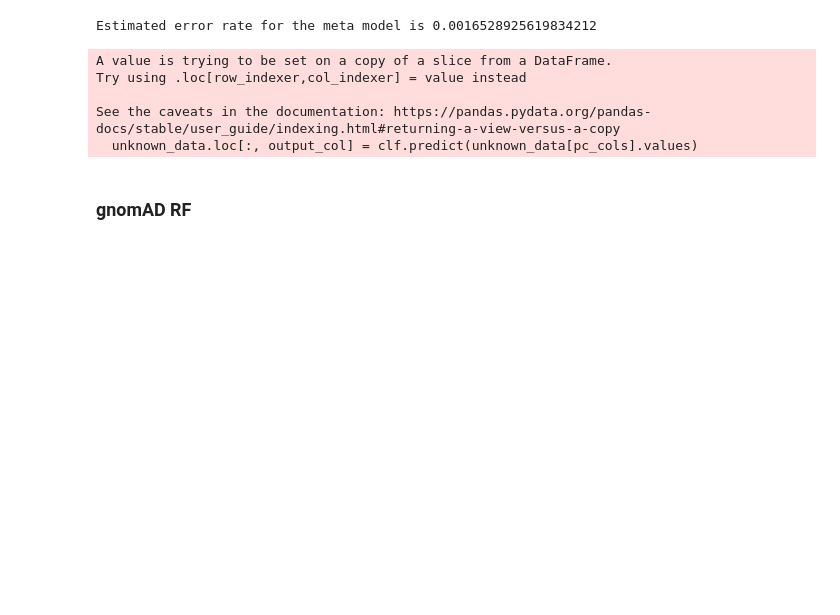
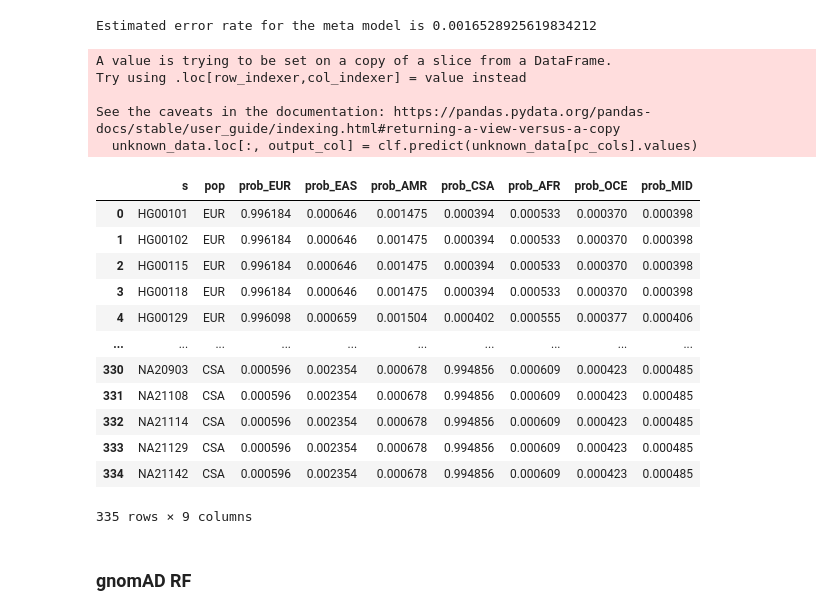
Before and after one commit to LindoNkambule/spcancestry, a Jupyter notebook: paper/Analysis.ipynb, the cells around one changed output. Drawn from its saved outputs; the diff is of its cells as text; code cells hidden in the pictures; blank space fills up the shorter version.

```diff
--- a/paper/Analysis.ipynb
+++ b/paper/Analysis.ipynb
@@ -75,6 +89,22 @@ Try using .loc[row_indexer,col_indexer] = value instead
 
 See the caveats in the documentation: https://pandas.pydata.org/pandas-docs/stable/user_guide/indexing.html#returning-a-view-versus-a-copy
   unknown_data.loc[:, output_col] = clf.predict(unknown_data[pc_cols].values)
+# %%
+spcancestry_infered
+# %% [output]
+|  | s | pop | prob_EUR | prob_EAS | prob_AMR | prob_CSA | prob_AFR | prob_OCE | prob_MID |
+| 0 | HG00101 | EUR | 0.996184 | 0.000646 | 0.001475 | 0.000394 | 0.000533 | 0.000370 | 0.000398 |
+| 1 | HG00102 | EUR | 0.996184 | 0.000646 | 0.001475 | 0.000394 | 0.000533 | 0.000370 | 0.000398 |
+| 2 | HG00115 | EUR | 0.996184 | 0.000646 | 0.001475 | 0.000394 | 0.000533 | 0.000370 | 0.000398 |
+| 3 | HG00118 | EUR | 0.996184 | 0.000646 | 0.001475 | 0.000394 | 0.000533 | 0.000370 | 0.000398 |
+| 4 | HG00129 | EUR | 0.996098 | 0.000659 | 0.001504 | 0.000402 | 0.000555 | 0.000377 | 0.000406 |
+| ... | ... | ... | ... | ... | ... | ... | ... | ... | ... |
+| 330 | NA20903 | CSA | 0.000596 | 0.002354 | 0.000678 | 0.994856 | 0.000609 | 0.000423 | 0.000485 |
+| 331 | NA21108 | CSA | 0.000596 | 0.002354 | 0.000678 | 0.994856 | 0.000609 | 0.000423 | 0.000485 |
+| 332 | NA21114 | CSA | 0.000596 | 0.002354 | 0.000678 | 0.994856 | 0.000609 | 0.000423 | 0.000485 |
+| 333 | NA21129 | CSA | 0.000596 | 0.002354 | 0.000678 | 0.994856 | 0.000609 | 0.000423 | 0.000485 |
+| 334 | NA21142 | CSA | 0.000596 | 0.002354 | 0.000678 | 0.994856 | 0.000609 | 0.000423 | 0.000485 |
+335 rows × 9 columns
 # %% [markdown]
 ### gnomAD RF
 # %%
```
Also changed, not shown: parts of 5 cells of this notebook, 2 other files.
